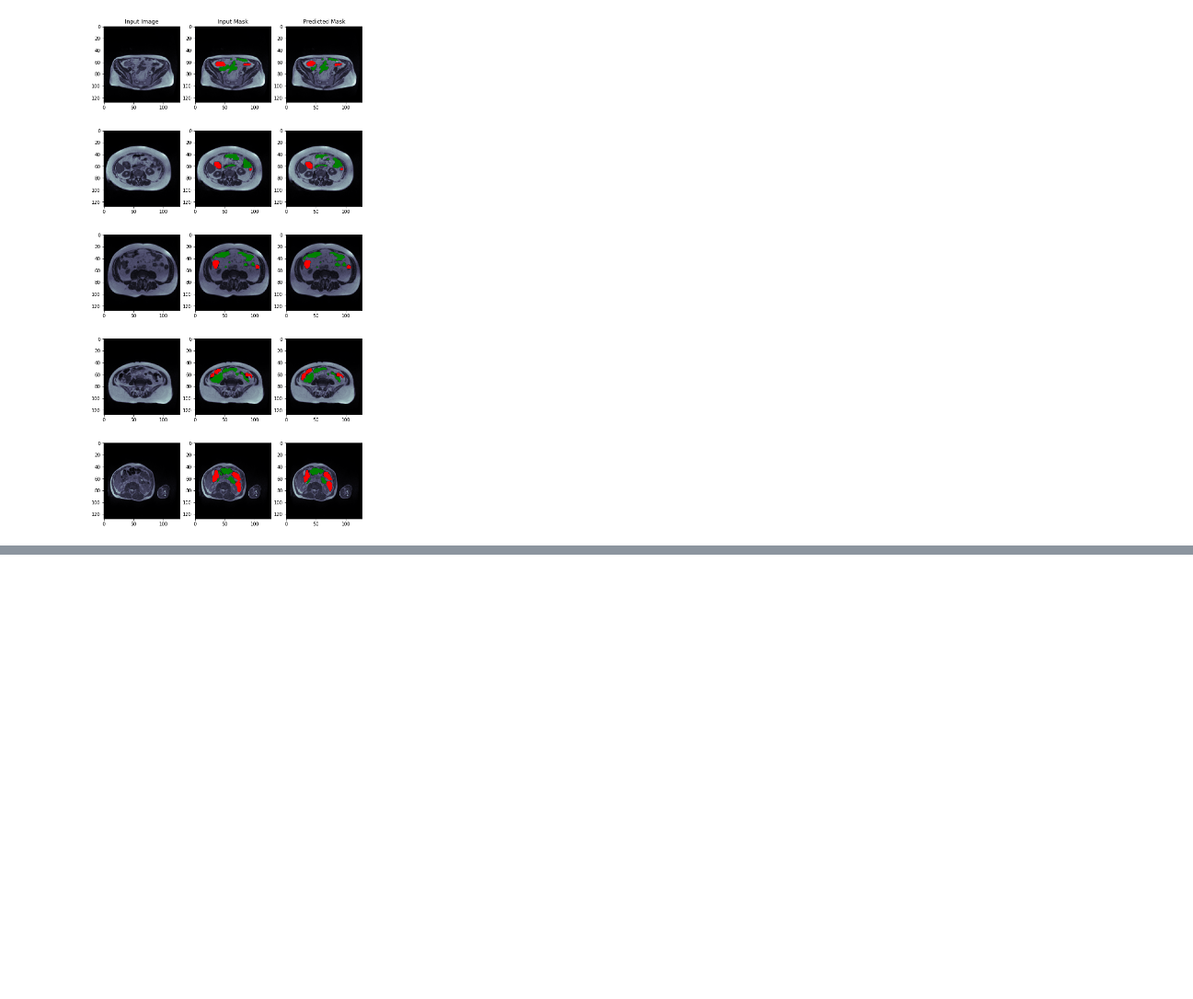
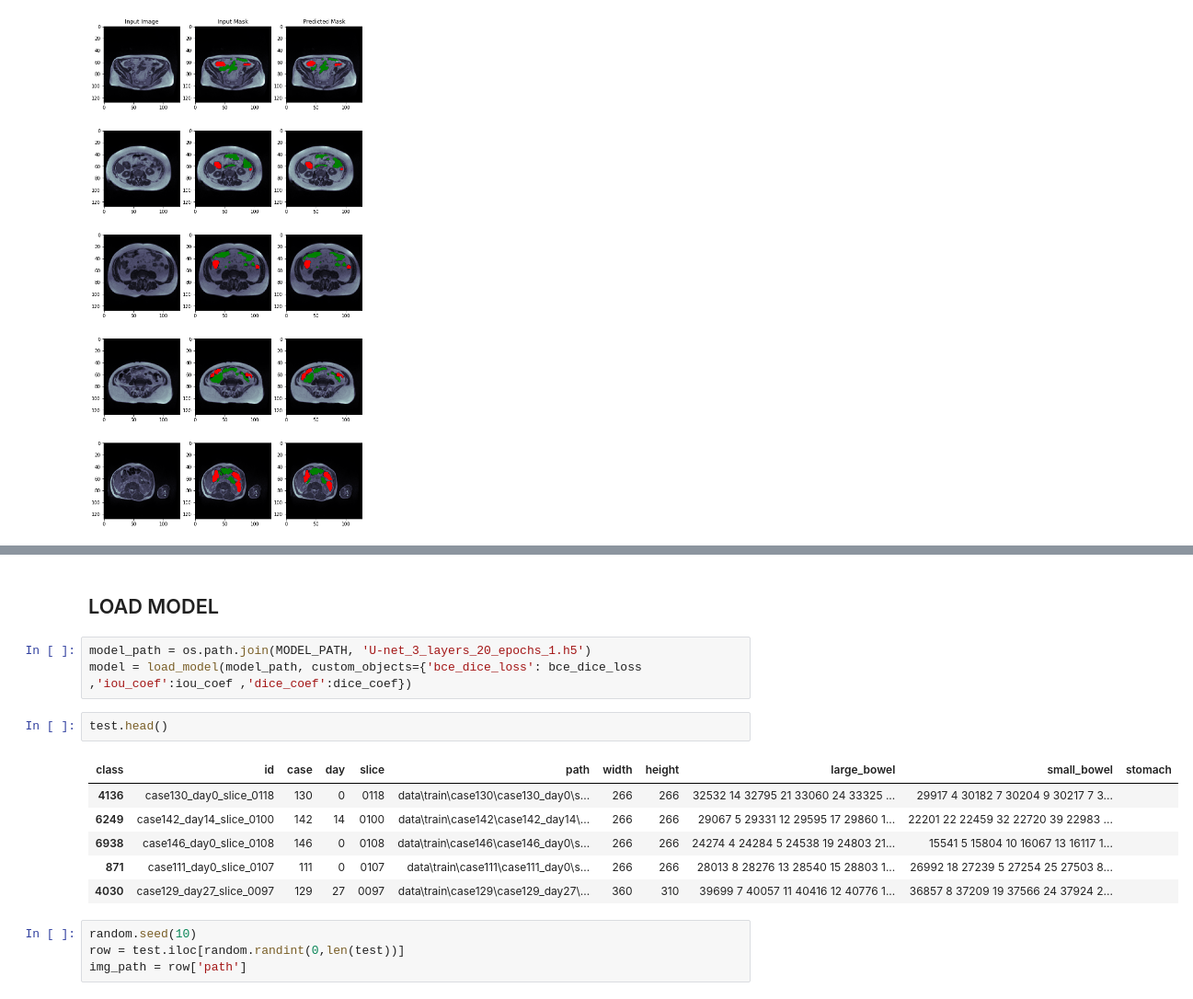
Before and after one commit to killcure/segmentation, a Jupyter notebook: pipeline.ipynb, the cells around one changed output, grey strips where cells are left out. Shown at 92% size. Cells and saved outputs as stored; diff of their text form; blank space fills up the shorter version.

```diff
--- a/pipeline.ipynb
+++ b/pipeline.ipynb
@@ -485,0 +536,18 @@ for i in range(len(X_test)):
+# %% [markdown]
+## LOAD MODEL
+# %%
+model_path = os.path.join(MODEL_PATH, 'U-net_3_layers_20_epochs_1.h5')
+model = load_model(model_path, custom_objects={'bce_dice_loss': bce_dice_loss ,'iou_coef':iou_coef ,'dice_coef':dice_coef})
+# %%
+test.head()
+# %% [output]
+| class | id | case | day | slice | path | width | height | large_bowel | small_bowel | stomach |
+| 4136 | case130_day0_slice_0118 | 130 | 0 | 0118 | data\train\case130\case130_day0\s... | 266 | 266 | 32532 14 32795 21 33060 24 33325 ... | 29917 4 30182 7 30204 9 30217 7 3... |  |
+| 6249 | case142_day14_slice_0100 | 142 | 14 | 0100 | data\train\case142\case142_day14\... | 266 | 266 | 29067 5 29331 12 29595 17 29860 1... | 22201 22 22459 32 22720 39 22983 ... |  |
+| 6938 | case146_day0_slice_0108 | 146 | 0 | 0108 | data\train\case146\case146_day0\s... | 266 | 266 | 24274 4 24284 5 24538 19 24803 21... | 15541 5 15804 10 16067 13 16117 1... |  |
+| 871 | case111_day0_slice_0107 | 111 | 0 | 0107 | data\train\case111\case111_day0\s... | 266 | 266 | 28013 8 28276 13 28540 15 28803 1... | 26992 18 27239 5 27254 25 27503 8... |  |
+| 4030 | case129_day27_slice_0097 | 129 | 27 | 0097 | data\train\case129\case129_day27\... | 360 | 310 | 39699 7 40057 11 40416 12 40776 1... | 36857 8 37209 19 37566 24 37924 2... |  |
+# %%
+random.seed(10)
+row = test.iloc[random.randint(0,len(test))]
+img_path = row['path']
```
Also changed, not shown: parts of 7 cells of this notebook, 1 other file.
